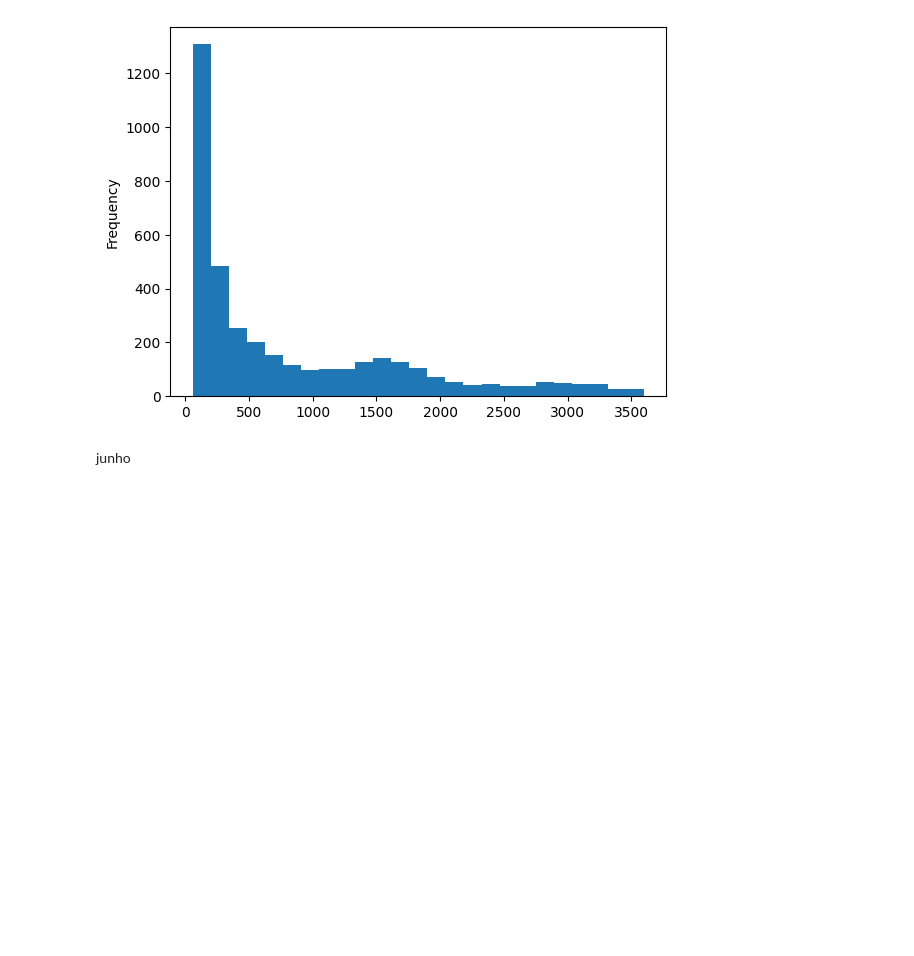
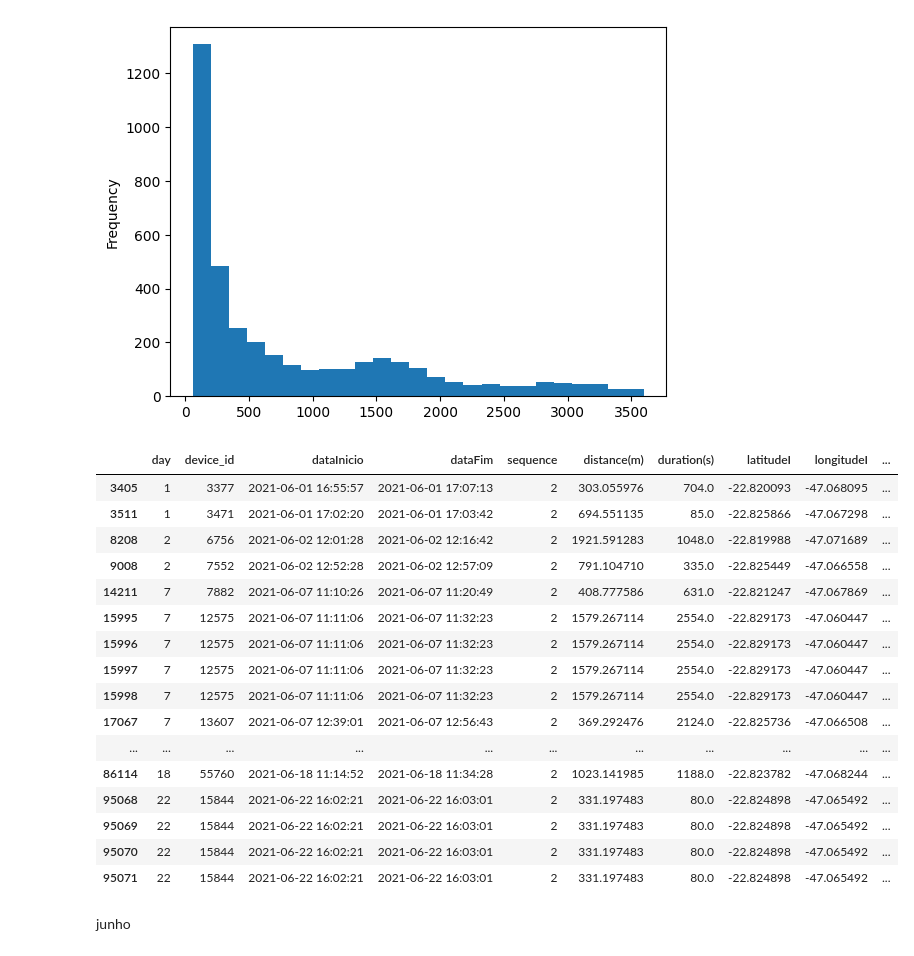
Before and after one commit to guilistocco/TCC_TABELA_DE_HORARIOS, a Jupyter notebook: seleciona passageiros JUNHO.ipynb, the cells around one changed output. Cells and saved outputs as stored; diff of their text form; code cells hidden in the pictures; blank space fills up the shorter version.

Commit message:
criterios definidos, viagens validas geradas

```diff
--- a/seleciona passageiros JUNHO.ipynb
+++ b/seleciona passageiros JUNHO.ipynb
@@ -397,3 +448,23 @@ validas_junho.to_excel('viagens_validas_junho.xlsx', engine = 'openpyxl')
+# %%
+validas_junho.loc[((validas_junho['dataFim'] - validas_junho['dataInicio']).dt.total_seconds()  < validas_junho['duration(s)'])]
+# %% [output]
+|  | day | device_id | dataInicio | dataFim | sequence | distance(m) | duration(s) | latitudeI | longitudeI | ... |
+| 3405 | 1 | 3377 | 2021-06-01 16:55:57 | 2021-06-01 17:07:13 | 2 | 303.055976 | 704.0 | -22.820093 | -47.068095 | ... |
+| 3511 | 1 | 3471 | 2021-06-01 17:02:20 | 2021-06-01 17:03:42 | 2 | 694.551135 | 85.0 | -22.825866 | -47.067298 | ... |
+| 8208 | 2 | 6756 | 2021-06-02 12:01:28 | 2021-06-02 12:16:42 | 2 | 1921.591283 | 1048.0 | -22.819988 | -47.071689 | ... |
+| 9008 | 2 | 7552 | 2021-06-02 12:52:28 | 2021-06-02 12:57:09 | 2 | 791.104710 | 335.0 | -22.825449 | -47.066558 | ... |
+| 14211 | 7 | 7882 | 2021-06-07 11:10:26 | 2021-06-07 11:20:49 | 2 | 408.777586 | 631.0 | -22.821247 | -47.067869 | ... |
+| 15995 | 7 | 12575 | 2021-06-07 11:11:06 | 2021-06-07 11:32:23 | 2 | 1579.267114 | 2554.0 | -22.829173 | -47.060447 | ... |
+| 15996 | 7 | 12575 | 2021-06-07 11:11:06 | 2021-06-07 11:32:23 | 2 | 1579.267114 | 2554.0 | -22.829173 | -47.060447 | ... |
+| 15997 | 7 | 12575 | 2021-06-07 11:11:06 | 2021-06-07 11:32:23 | 2 | 1579.267114 | 2554.0 | -22.829173 | -47.060447 | ... |
+| 15998 | 7 | 12575 | 2021-06-07 11:11:06 | 2021-06-07 11:32:23 | 2 | 1579.267114 | 2554.0 | -22.829173 | -47.060447 | ... |
+| 17067 | 7 | 13607 | 2021-06-07 12:39:01 | 2021-06-07 12:56:43 | 2 | 369.292476 | 2124.0 | -22.825736 | -47.066508 | ... |
+| ... | ... | ... | ... | ... | ... | ... | ... | ... | ... | ... |
+| 86114 | 18 | 55760 | 2021-06-18 11:14:52 | 2021-06-18 11:34:28 | 2 | 1023.141985 | 1188.0 | -22.823782 | -47.068244 | ... |
+| 95068 | 22 | 15844 | 2021-06-22 16:02:21 | 2021-06-22 16:03:01 | 2 | 331.197483 | 80.0 | -22.824898 | -47.065492 | ... |
+| 95069 | 22 | 15844 | 2021-06-22 16:02:21 | 2021-06-22 16:03:01 | 2 | 331.197483 | 80.0 | -22.824898 | -47.065492 | ... |
+| 95070 | 22 | 15844 | 2021-06-22 16:02:21 | 2021-06-22 16:03:01 | 2 | 331.197483 | 80.0 | -22.824898 | -47.065492 | ... |
+| 95071 | 22 | 15844 | 2021-06-22 16:02:21 | 2021-06-22 16:03:01 | 2 | 331.197483 | 80.0 | -22.824898 | -47.065492 | ... |
 # %% [markdown]
 junho
 # %% [markdown]
```
Also changed, not shown: parts of 14 cells of this notebook, 2 other files.
